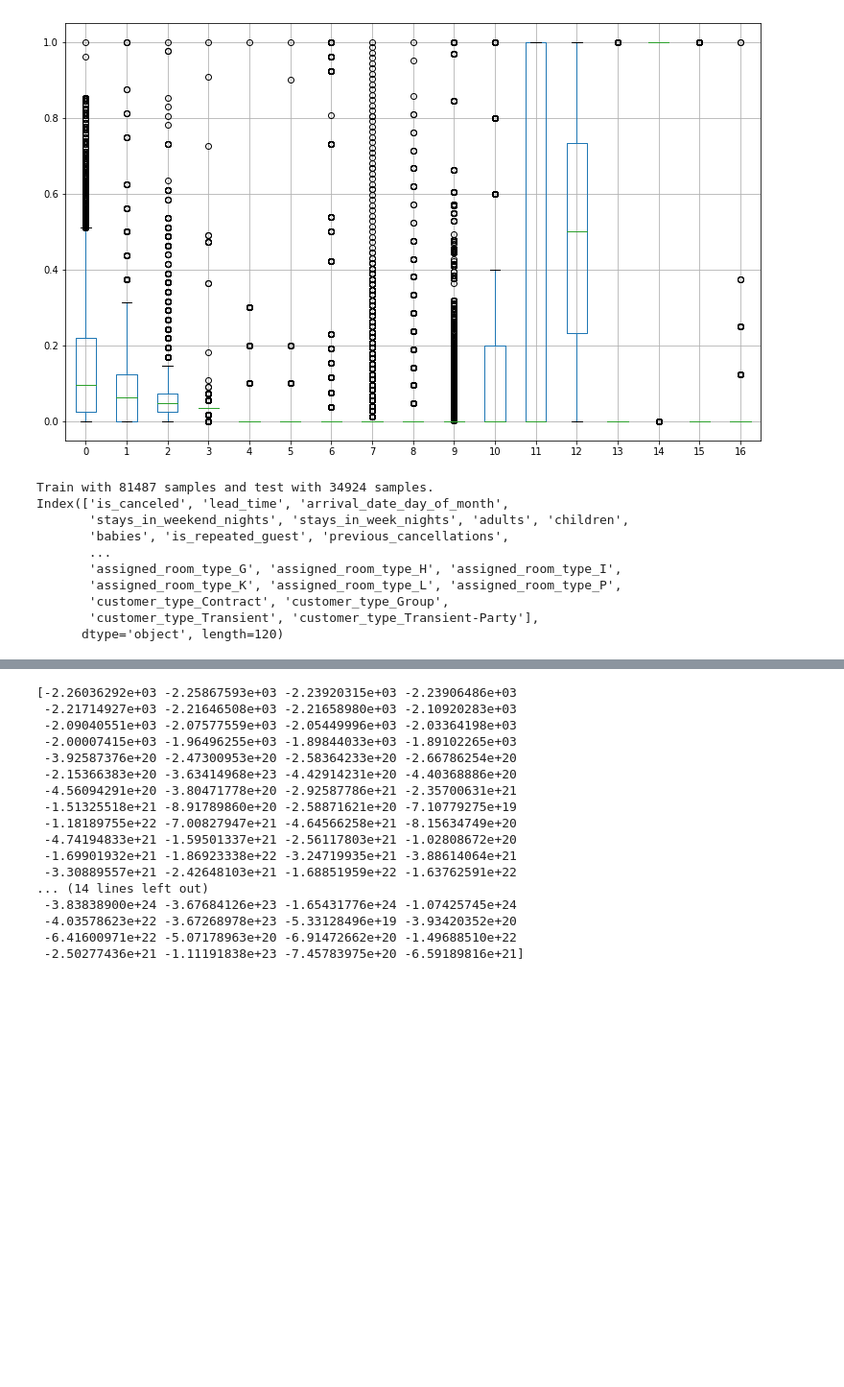
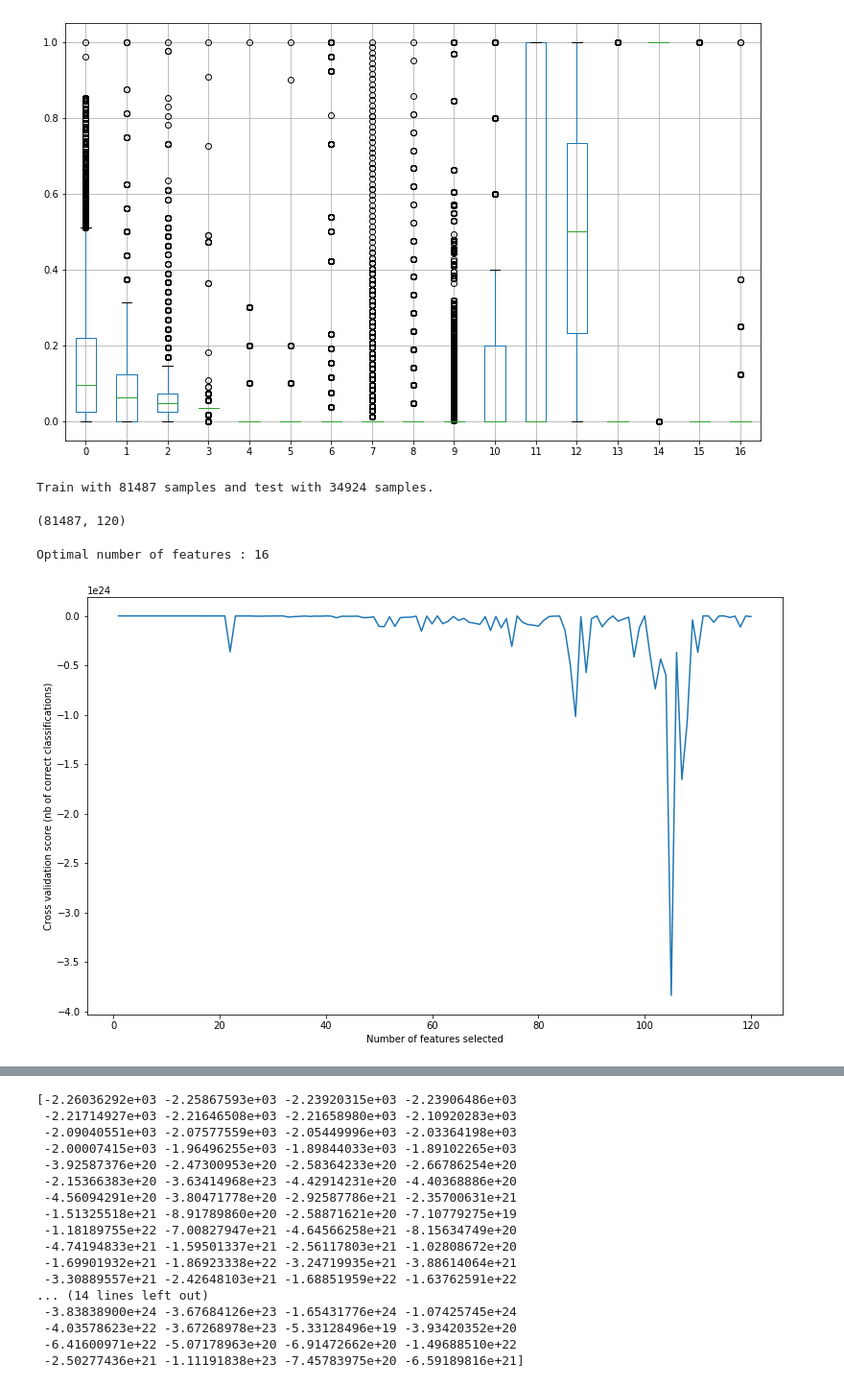
Before and after one commit to sandeepborkartech/ML_HotelPricing, a Jupyter notebook: ML_TEAM_4_Hotel_Price_predictor.ipynb, the cells around one changed output, grey strips where cells are left out. Shown at 96% size. Drawn from its saved outputs; the diff is of its cells as text; code cells hidden in the pictures; blank space fills up the shorter version.

Commit message:
Added PCA and linear regression

```diff
--- a/ML_TEAM_4_Hotel_Price_predictor.ipynb
+++ b/ML_TEAM_4_Hotel_Price_predictor.ipynb
@@ -480,49 +480,50 @@ normalizer = MinMaxScaler()
 
 X_train_norm = normalizer.fit_transform(X_train)
 
+X_test_norm = normalizer.transform(X_test)
+
 #X_train_norm.desc
 
 X_train_norm=pd.DataFrame(X_train_norm,columns=X_train.columns)
-
+X_test_norm =pd.DataFrame(X_test_norm,columns=X_test.columns)
 
 
 X_train.to_pickle('X_train_1.pkl')
 X_test.to_pickle('X_test_1.pkl')
+X_test_norm.to_pickle('X_test_norm_1.pkl')
 y_train.to_pickle('y_train_1.pkl')
 y_test.to_pickle('y_test_1.pkl')
 
 X_train_norm.to_pickle('X_train_norm_1.pkl')
 # %% [output]
 Train with 81487 samples and test with 34924 samples.
-Index(['is_canceled', 'lead_time', 'arrival_date_day_of_month',
-       'stays_in_weekend_nights', 'stays_in_week_nights', 'adults', 'children',
-       'babies', 'is_repeated_guest', 'previous_cancellations',
-       ...
-       'assigned_room_type_G', 'assigned_room_type_H', 'assigned_room_type_I',
-       'assigned_room_type_K', 'assigned_room_type_L', 'assigned_room_type_P',
-       'customer_type_Contract', 'customer_type_Group',
-       'customer_type_Transient', 'customer_type_Transient-Party'],
-      dtype='object', length=120)
+# %%
+X_train_norm.shape
+# %% [output]
+(81487, 120)
 # %%
 #Feature Selection
 from sklearn.model_selection import StratifiedKFold
 from sklearn.feature_selection import RFECV
 from sklearn.datasets import make_classification
 from sklearn.linear_model import LogisticRegression
 from sklearn.linear_model import LinearRegression
 from sklearn.svm import SVR
 
 X_train_norm=pd.read_pickle('X_train_norm_1.pkl')
 
-modelX = SVR(kernel="linear")
-#modelX = LogisticRegression()
+#modelX = SVR(kernel="linear")
+modelX = LinearRegression()
 rfecv = RFECV(estimator=modelX, step=1, scoring='neg_mean_squared_error')
 rfecv.fit(X_train_norm, y_train)
 print("Optimal number of features : %d" % rfecv.n_features_)
 
 # Plot number of features VS. cross-validation scores
 plt.figure()
 plt.xlabel("Number of features selected")
 plt.ylabel("Cross validation score (nb of correct classifications)")
 plt.plot(range(1, len(rfecv.grid_scores_) + 1), rfecv.grid_scores_)
 plt.show()
+# %% [output]
+Optimal number of features : 16
+[figure, added]
```
Also changed, not shown: parts of 9 cells of this notebook.
